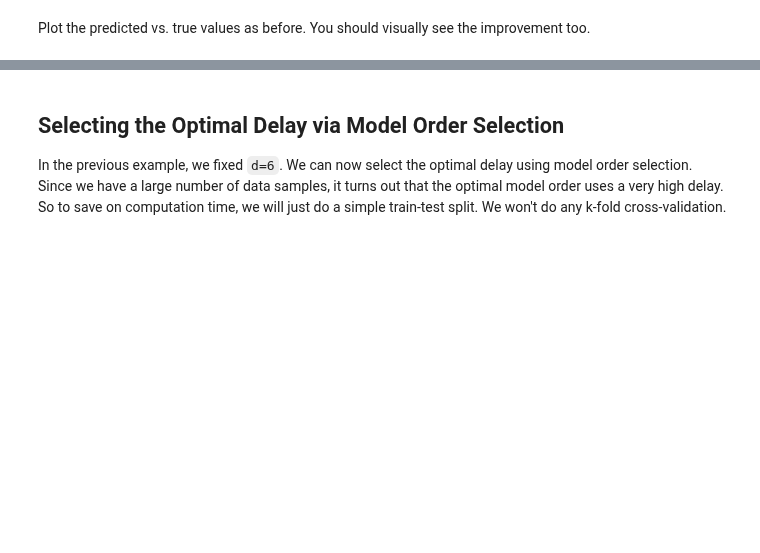
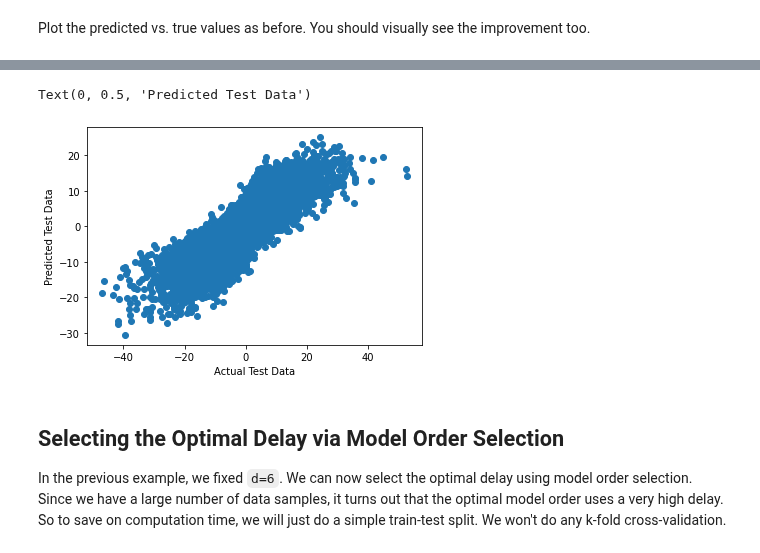
Before and after one commit to VishalShah1999/Machine-Learning, a Jupyter notebook: lab_neural2p2.ipynb, the cells around one changed output, grey strips where cells are left out. Drawn from its saved outputs; the diff is of its cells as text; code cells hidden in the pictures; blank space fills up the shorter version.

```diff
--- a/lab_neural2p2.ipynb
+++ b/lab_neural2p2.ipynb
@@ -179,3 +192,10 @@ Plot the predicted vs. true values as before. You should visually see the improv
+# %%
+plt.scatter(ydts,yd_hat)
+plt.xlabel("Actual Test Data")
+plt.ylabel("Predicted Test Data")
+# %% [output]
+Text(0, 0.5, 'Predicted Test Data')
+[figure, added]
 # %% [markdown]
 ## Selecting the Optimal Delay via Model Order Selection
 
```
Also changed, not shown: parts of 9 cells of this notebook.
